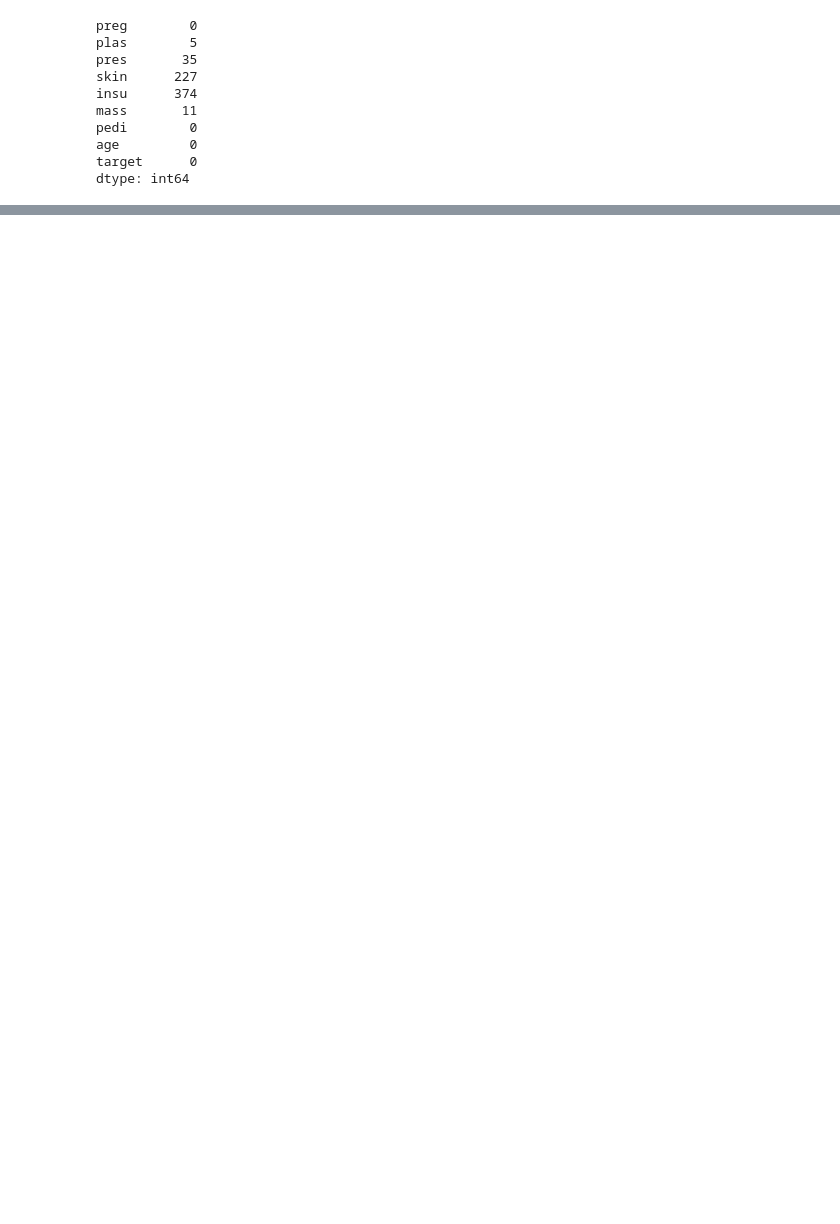
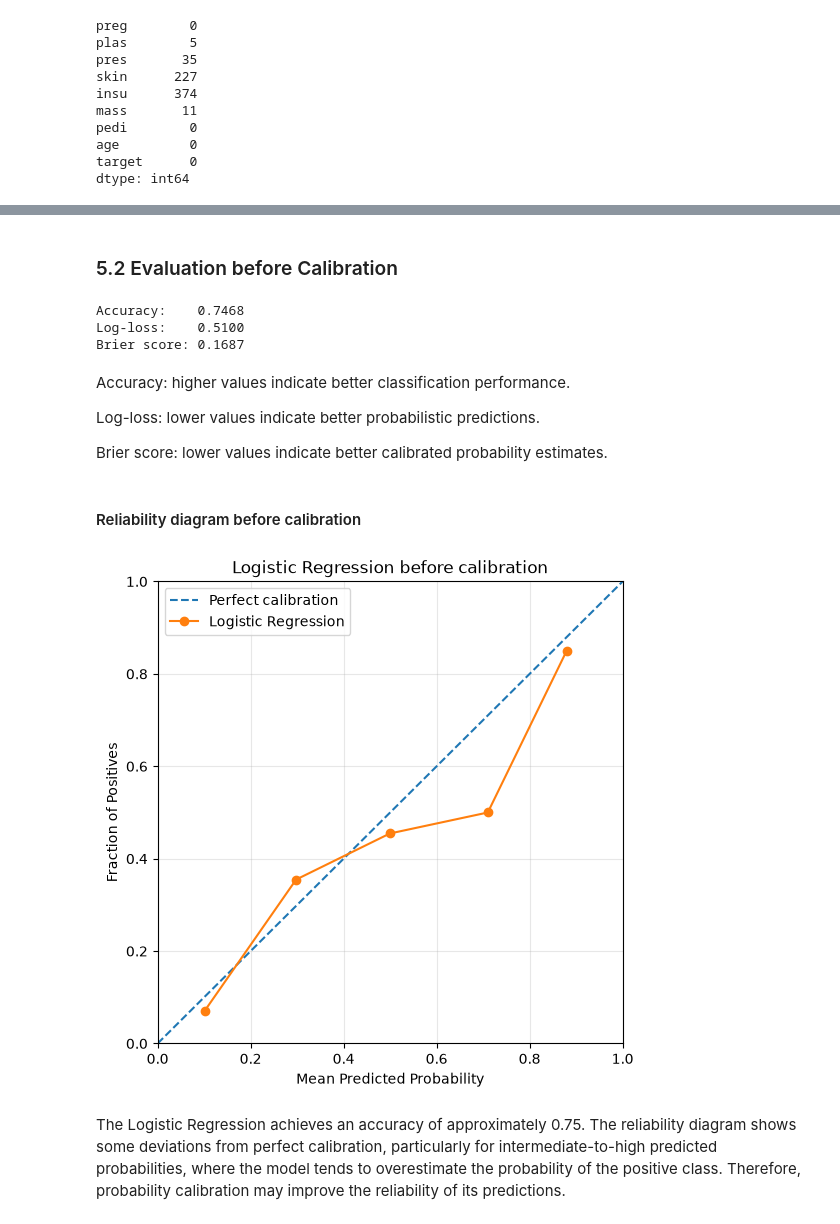
Before and after one commit to martamacri/Calibration_of_Probabilities, a Jupyter notebook: notebooks/diabetes_analysis_02.ipynb, the cells around one changed output, grey strips where cells are left out. Saved outputs shown, nothing was run; the diff lists cells and outputs as text; code cells hidden in the pictures; blank space fills up the shorter version.

```diff
--- a/notebooks/diabetes_analysis_02.ipynb
+++ b/notebooks/diabetes_analysis_02.ipynb
@@ -315,6 +345,18 @@ X_imputed = mice_imputer.fit_transform(X)
 # %%
-X = pd.DataFrame(
-    X_imputed,
-    columns=X.columns,
-    index=X.index
+x_train = pd.DataFrame(
+    x_train_imputed,
+    columns=x.columns,
+    index=x_train.index
 )
+
+x_cal = pd.DataFrame(
+    x_cal_imputed,
+    columns=x.columns,
+    index=x_cal.index
+)
+
+x_test = pd.DataFrame(
+    x_test_imputed,
+    columns=x.columns,
+    index=x_test.index
+)
@@ -320,0 +396,6 @@ X = pd.DataFrame(
+# %%
+scaler = StandardScaler()
+
+X_train_scaled = scaler.fit_transform(x_train)
+X_cal_scaled = scaler.transform(x_cal)
+X_test_scaled = scaler.transform(x_test)
@@ -320,0 +404,7 @@ X = pd.DataFrame(
+# %%
+log_reg = LogisticRegression(
+    max_iter=1000,
+    random_state=42
+)
+
+log_reg.fit(X_train_scaled, y_train)
@@ -320,0 +415,2 @@ X = pd.DataFrame(
+# %%
+y_prob_test_lr = log_reg.predict_proba(X_test_scaled)[:, 1]
@@ -320,0 +421,34 @@ X = pd.DataFrame(
+# %% [markdown]
+### 5.2 Evaluation before Calibration
+# %%
+accuracy_lr = accuracy_score(y_test, y_pred_test_lr)
+logloss_lr = log_loss(y_test, y_prob_test_lr)
+brier_lr = brier_score_loss(y_test, y_prob_test_lr)
+
+print(f"Accuracy:    {accuracy_lr:.4f}")
+print(f"Log-loss:    {logloss_lr:.4f}")
+print(f"Brier score: {brier_lr:.4f}")
+# %% [output]
+Accuracy:    0.7468
+Log-loss:    0.5100
+Brier score: 0.1687
+# %% [markdown]
+Accuracy: higher values indicate better classification performance.
+
+Log-loss: lower values indicate better probabilistic predictions.
+
+Brier score: lower values indicate better calibrated probability estimates.
+# %% [markdown]
+#### Reliability diagram before calibration
+# %%
+plot_reliability_diagram(
+    y_test,
+    y_prob_test_lr,
+    model_label="Logistic Regression",
+    title="Logistic Regression before calibration",
+    n_bins=5
+)
+# %% [output]
+[figure, added]
+# %% [markdown]
+The Logistic Regression achieves an accuracy of approximately 0.75. The reliability diagram shows some deviations from perfect calibration, particularly for intermediate-to-high predicted probabilities, where the model tends to overestimate the probability of the positive class. Therefore, probability calibration may improve the reliability of its predictions.
```
Also changed, not shown: parts of 57 cells of this notebook.
